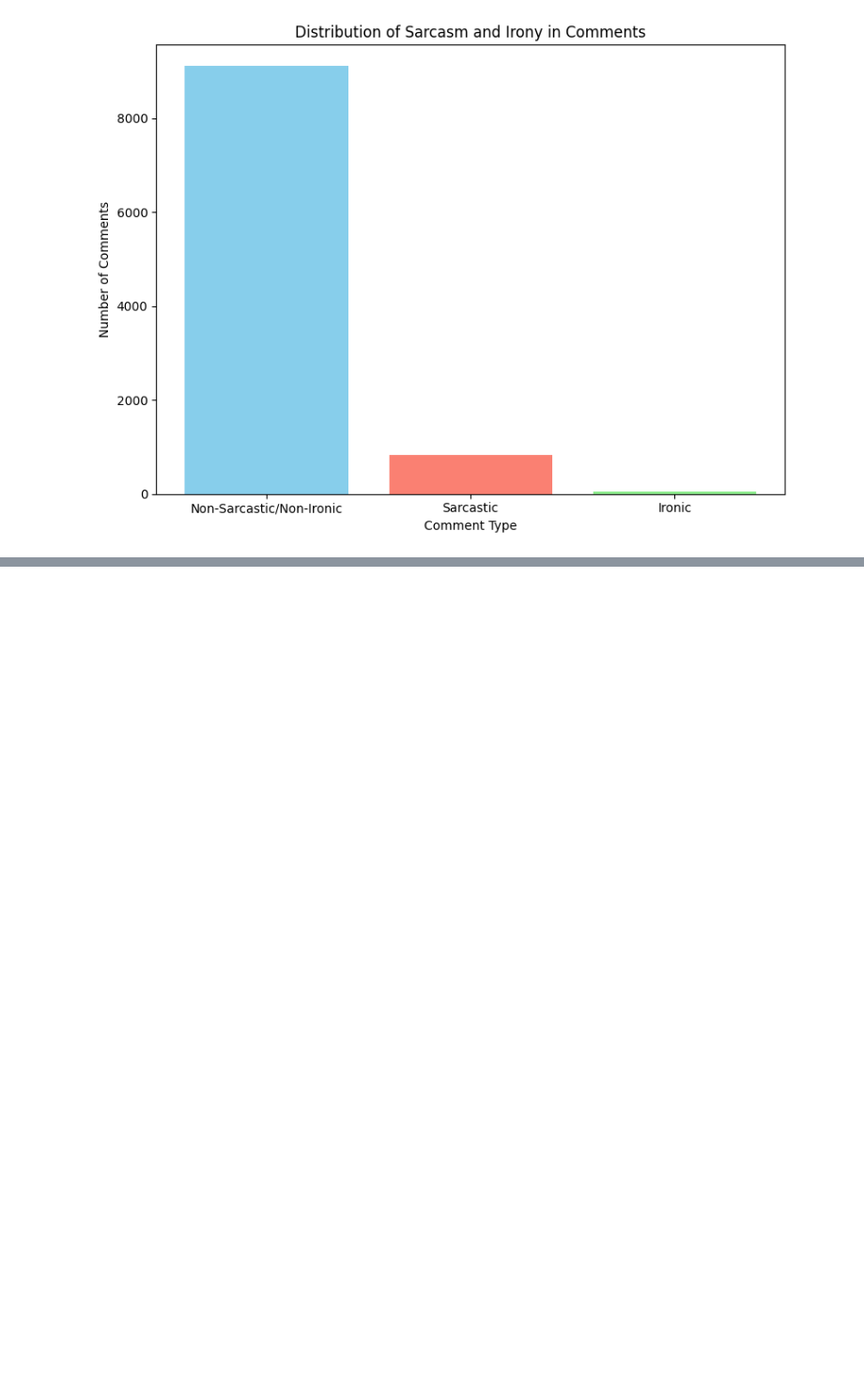
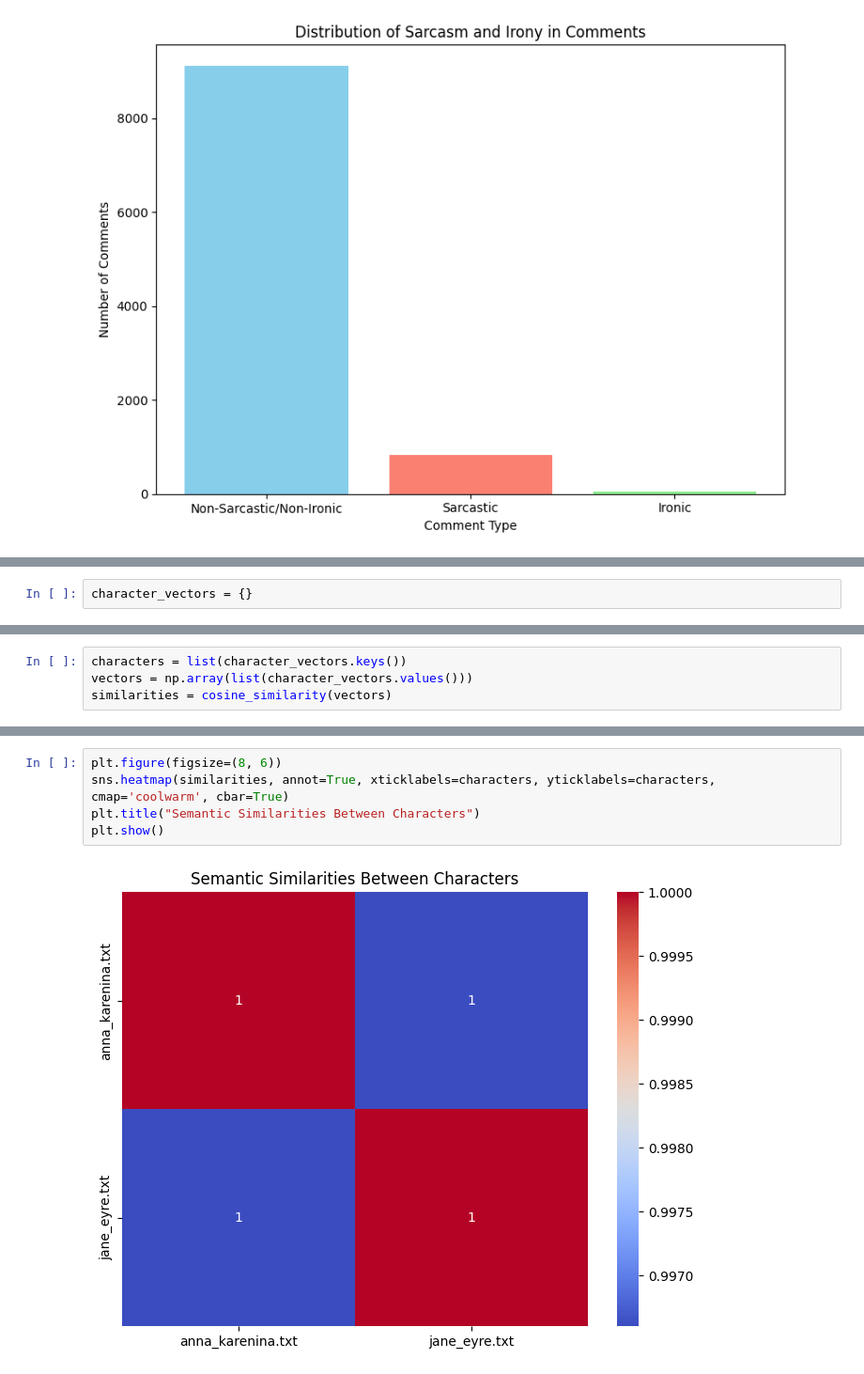
Before and after one commit to Psylo1226/Text-Mining, a Jupyter notebook: Lab_4/Z4_Vectorization.ipynb, the cells around one changed output, grey strips where cells are left out. Shown at 94% size. Drawn from its saved outputs; the diff is of its cells as text; blank space fills up the shorter version.

```diff
--- a/Lab_4/Z4_Vectorization.ipynb
+++ b/Lab_4/Z4_Vectorization.ipynb
@@ -92,0 +166,2 @@ plt.show()
+# %%
+character_vectors = {}
@@ -92,0 +184,4 @@ plt.show()
+# %%
+characters = list(character_vectors.keys())
+vectors = np.array(list(character_vectors.values()))
+similarities = cosine_similarity(vectors)
@@ -92,0 +197,7 @@ plt.show()
+# %%
+plt.figure(figsize=(8, 6))
+sns.heatmap(similarities, annot=True, xticklabels=characters, yticklabels=characters, cmap='coolwarm', cbar=True)
+plt.title("Semantic Similarities Between Characters")
+plt.show()
+# %% [output]
+[figure, added]
```
Also changed, not shown: parts of 6 cells of this notebook, 4 other files.
